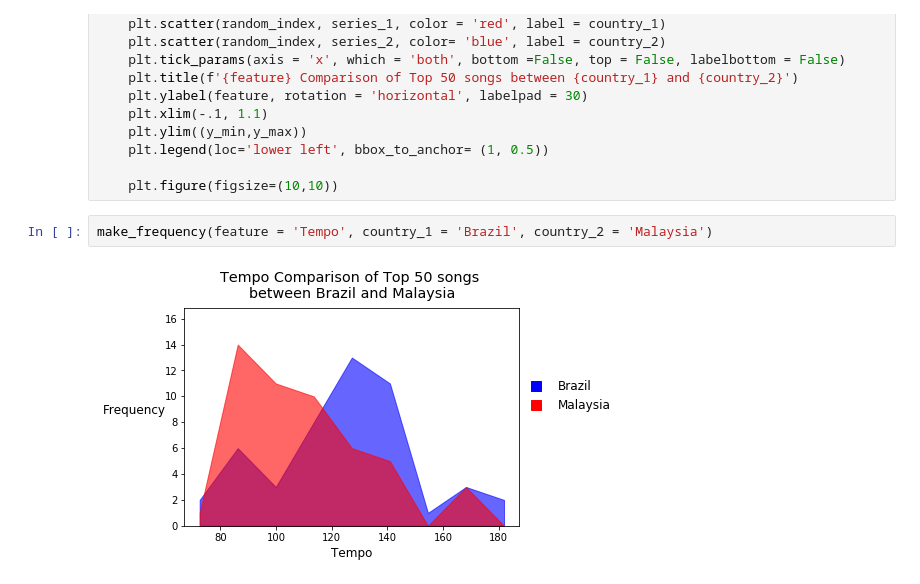
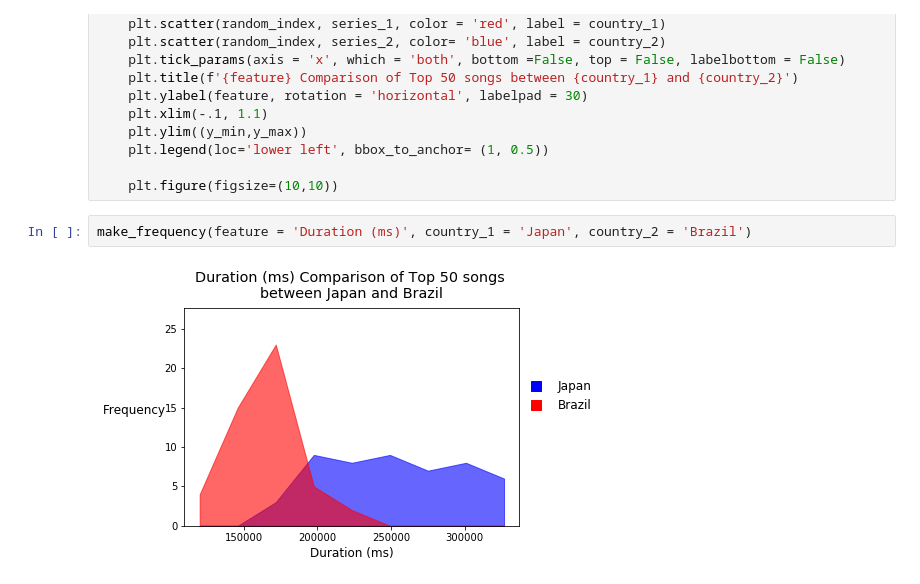
Before and after one commit to Shadi0ir/Project1, a Jupyter notebook: scatter_plots_akf/make_plot.ipynb, the cells around one changed output. Saved outputs shown, nothing was run; the diff lists cells and outputs as text.

```diff
--- a/scatter_plots_akf/make_plot.ipynb
+++ b/scatter_plots_akf/make_plot.ipynb
@@ -170,6 +170,6 @@ def make_scatter(feature, country_1, country_2):
 
     plt.figure(figsize=(10,10))
 # %%
-make_frequency(feature = 'Tempo', country_1 = 'Brazil', country_2 = 'Malaysia')
+make_frequency(feature = 'Duration (ms)', country_1 = 'Japan', country_2 = 'Brazil')
 # %% [output]
-[figure, old version]
+[figure, new version]
```
Also changed, not shown: 1 other file.
